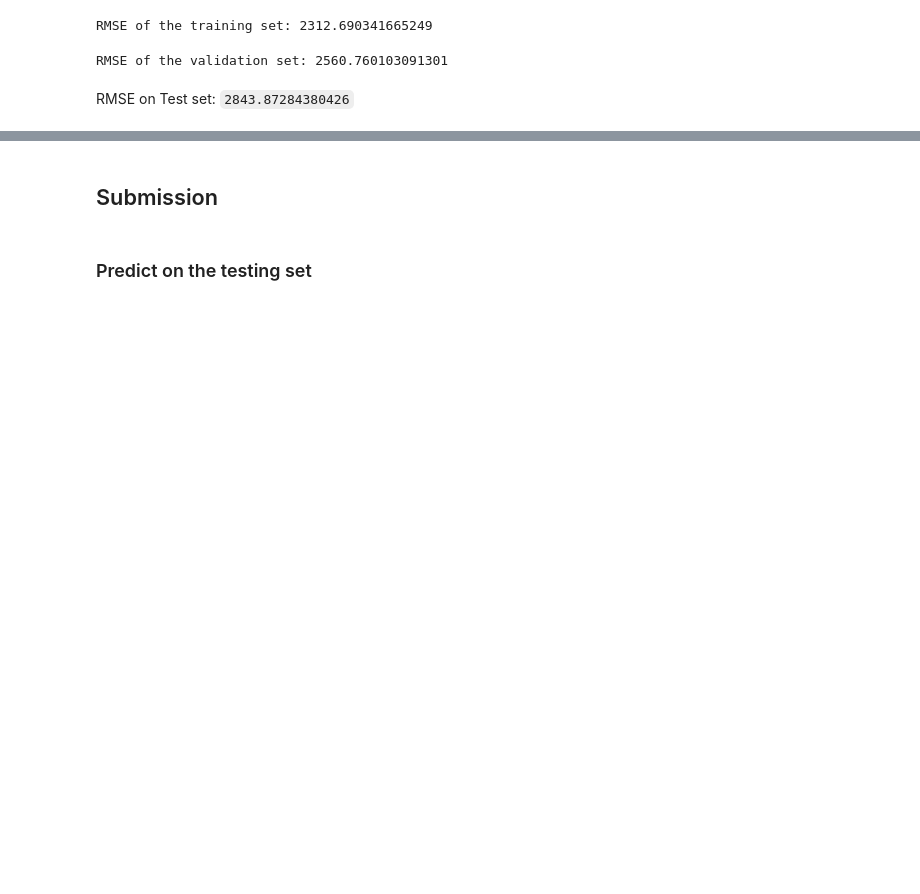
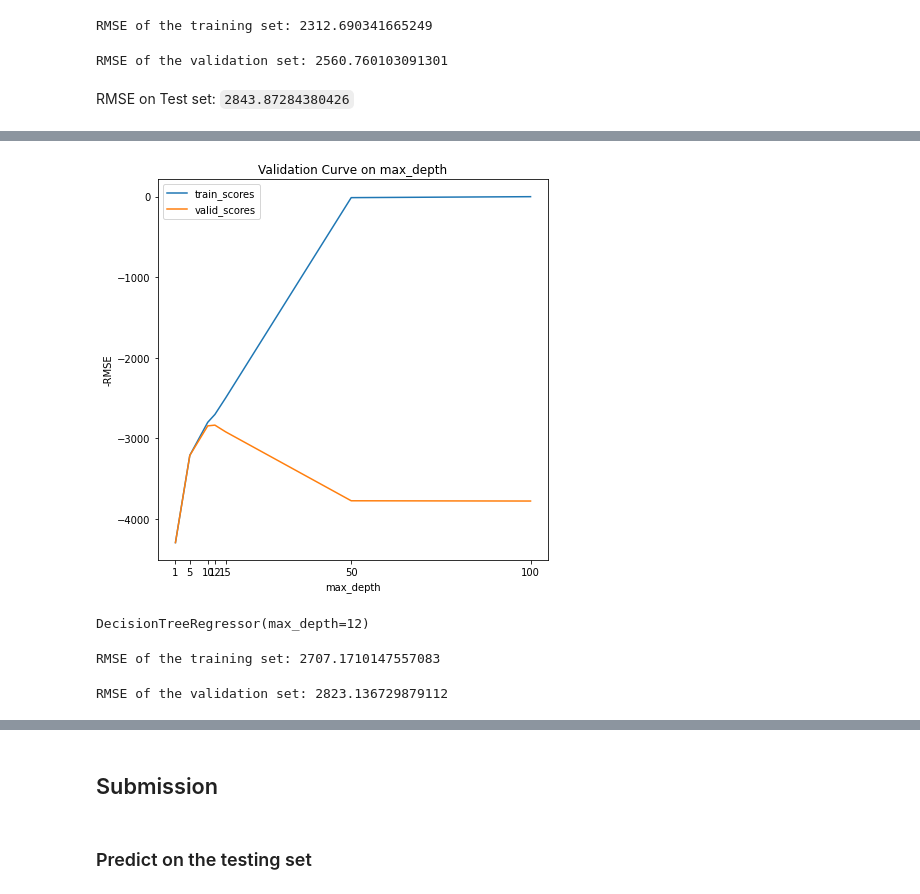
Before and after one commit to QuangDuc-HUST/ML.DSAI.20212.07.BlackFridayDayPrediction, a Jupyter notebook: src/ML_BlackFriday_Notebook_QD.ipynb, the cells around one changed output, grey strips where cells are left out. Saved outputs shown, nothing was run; the diff lists cells and outputs as text; code cells hidden in the pictures; blank space fills up the shorter version.

Commit message:
How to tune your model ?

```diff
--- a/src/ML_BlackFriday_Notebook_QD.ipynb
+++ b/src/ML_BlackFriday_Notebook_QD.ipynb
@@ -699,0 +738,23 @@ RMSE on Test set: `2843.87284380426`
+# %%
+train_scores, valid_scores = validation_curve(DecisionTreeRegressor(), X_train, y_train, param_name = "max_depth", param_range = tuned_parameters[0]['max_depth'], scoring = my_evaluation)
+# %%
+def plot_validation_curve(train_scores, valid_scores, para_name, param_range):
+  fig, ax = plt.subplots(figsize= (7, 7))
+  ax.plot(param_range, train_scores.mean(axis = 1), label = 'train_scores')
+  ax.plot(param_range, valid_scores.mean(axis = 1), label = 'valid_scores')
+  ax.set_xlabel(para_name)
+  ax.set_ylabel("-RMSE")
+  ax.set_title("Validation Curve on " + para_name )
+  ax.set_xticks(param_range)
+  ax.legend()
+  plt.show()
+# %%
+plot_validation_curve(train_scores, valid_scores, "max_depth", tuned_parameters[0]['max_depth'])
+# %% [output]
+[figure, added]
+# %%
+dtrModel = DecisionTreeRegressor(max_depth = 12)
+
+dtrModel.fit(X_train, y_train)
+# %% [output]
+DecisionTreeRegressor(max_depth=12)
@@ -699,0 +763,5 @@ RMSE on Test set: `2843.87284380426`
+# %%
+print("RMSE of the training set:", end = " ")
+print(myRMSE(y_train_result, y_train))
+# %% [output]
+RMSE of the training set: 2707.1710147557083
@@ -699,0 +770,5 @@ RMSE on Test set: `2843.87284380426`
+# %%
+print("RMSE of the validation set:", end = " ")
+print(myRMSE(y_val_result, y_val))
+# %% [output]
+RMSE of the validation set: 2823.136729879112
```
Also changed, not shown: parts of 48 cells of this notebook.
